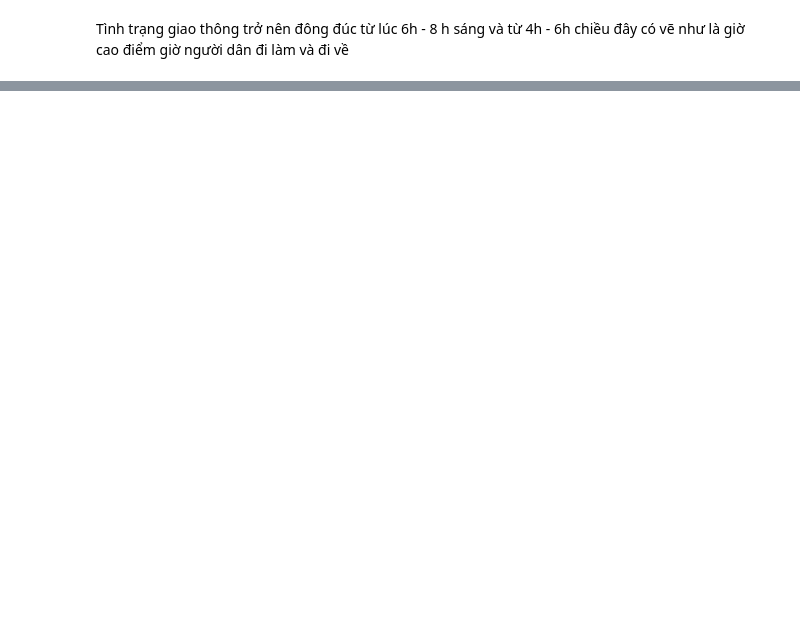
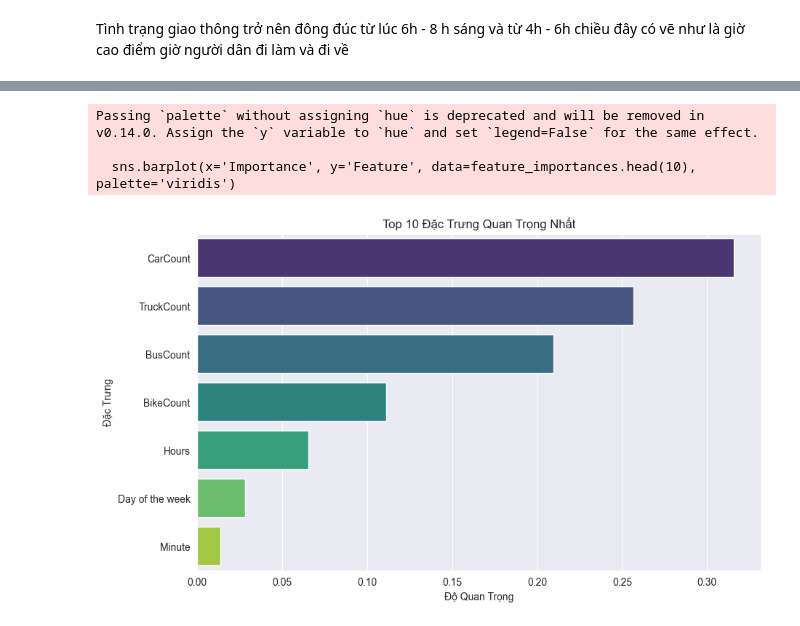
Before and after one commit to Nik211885/classification_trafic_street, a Jupyter notebook: classfication_stree.ipynb, the cells around one changed output, grey strips where cells are left out. Drawn from its saved outputs; the diff is of its cells as text; code cells hidden in the pictures; blank space fills up the shorter version.

```diff
--- a/classfication_stree.ipynb
+++ b/classfication_stree.ipynb
@@ -172,0 +245,24 @@ Tình trạng giao thông trở nên đông đúc từ lúc 6h - 8 h sáng và t
+# %%
+# Lấy mô hình đã tối ưu hóa từ grid_search
+optimized_model = grid_search_rf.best_estimator_
+
+# Lấy độ quan trọng của các đặc trưng từ mô hình tối ưu
+importances = optimized_model.feature_importances_
+feature_names = X_train.columns  # Giả sử các đặc trưng đầu vào của bạn có trong DataFrame
+
+# Tạo một DataFrame để dễ dàng vẽ biểu đồ
+feature_importances = pd.DataFrame({'Feature': feature_names, 'Importance': importances})
+feature_importances = feature_importances.sort_values(by='Importance', ascending=False)
+
+# Vẽ biểu đồ độ quan trọng của các đặc trưng
+plt.figure(figsize=(10, 6))
+sns.barplot(x='Importance', y='Feature', data=feature_importances.head(10), palette='viridis')
+plt.title('Top 10 Đặc Trưng Quan Trọng Nhất')
+plt.xlabel('Độ Quan Trọng')
+plt.ylabel('Đặc Trưng')
+plt.show()
+# %% [output]
+Passing `palette` without assigning `hue` is deprecated and will be removed in v0.14.0. Assign the `y` variable to `hue` and set `legend=False` for the same effect.
+
+  sns.barplot(x='Importance', y='Feature', data=feature_importances.head(10), palette='viridis')
+[figure, added]
```
Also changed, not shown: parts of 16 cells of this notebook.
